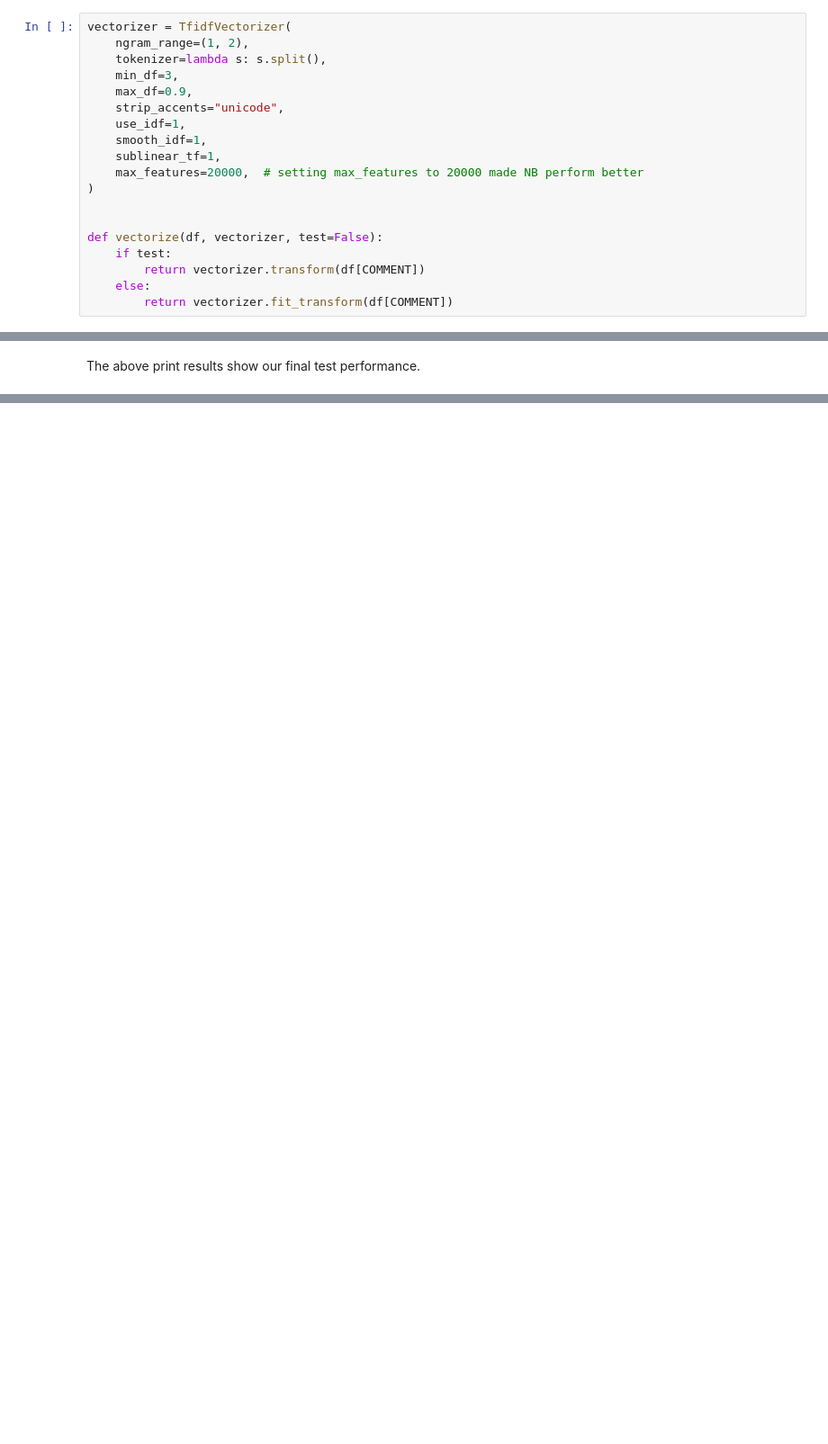
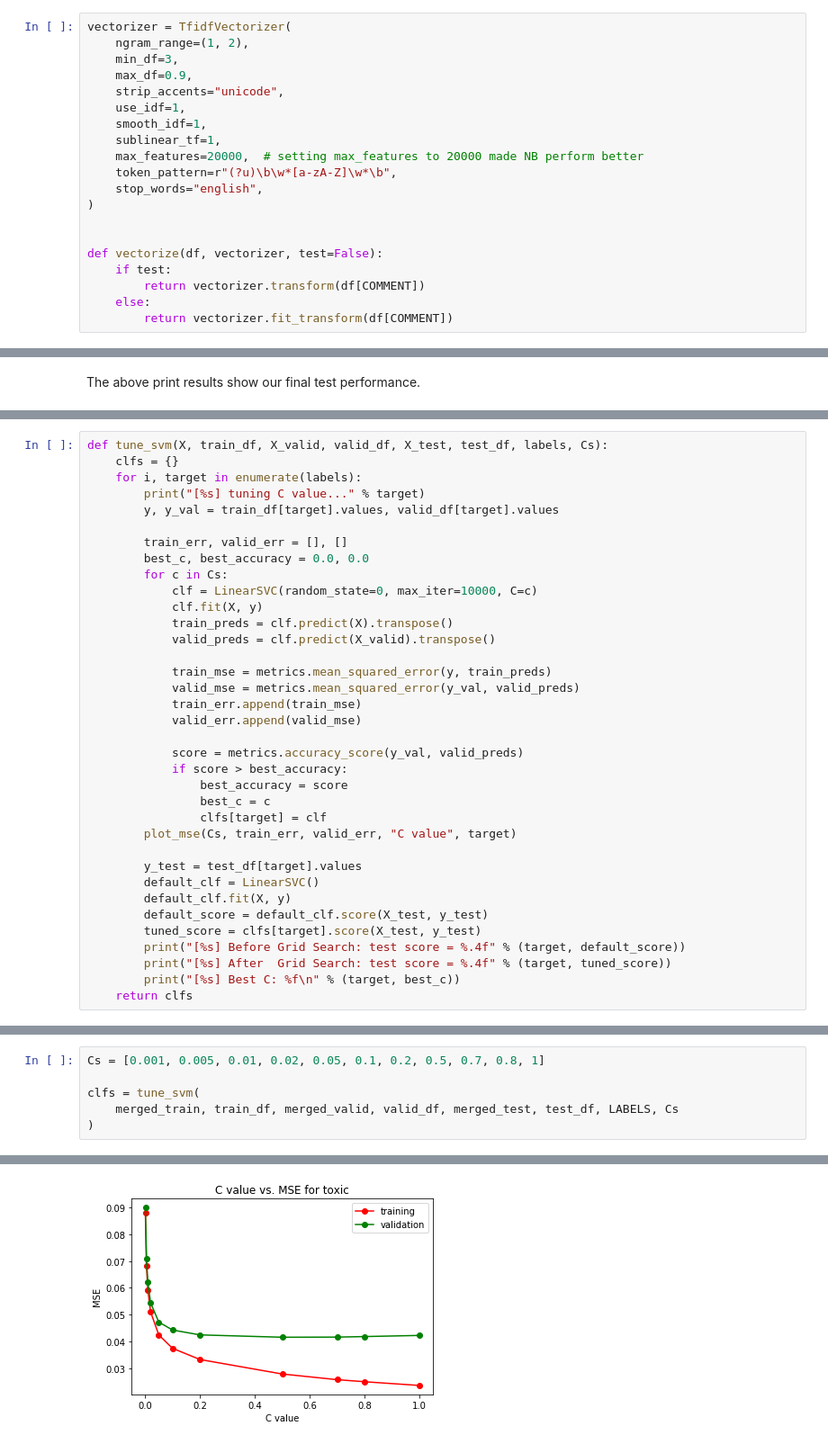
Before and after one commit to yzhan1/toxic-comment-detection, a Jupyter notebook: notebook.ipynb, the cells around one changed output, grey strips where cells are left out. Shown at 90% size. Drawn from its saved outputs; the diff is of its cells as text; blank space fills up the shorter version.

```diff
--- a/notebook.ipynb
+++ b/notebook.ipynb
@@ -290,7 +301,6 @@ for label in LABELS:
 # %%
 vectorizer = TfidfVectorizer(
     ngram_range=(1, 2),
-    tokenizer=lambda s: s.split(),
     min_df=3,
     max_df=0.9,
     strip_accents="unicode",
@@ -298,6 +308,8 @@ vectorizer = TfidfVectorizer(
     smooth_idf=1,
     sublinear_tf=1,
     max_features=20000,  # setting max_features to 20000 made NB perform better
+    token_pattern=r"(?u)\b\w*[a-zA-Z]\w*\b",
+    stop_words="english",
 )
 
 
@@ -484,0 +629,36 @@ The above print results show our final test performance.
+# %%
+def tune_svm(X, train_df, X_valid, valid_df, X_test, test_df, labels, Cs):
+    clfs = {}
+    for i, target in enumerate(labels):
+        print("[%s] tuning C value..." % target)
+        y, y_val = train_df[target].values, valid_df[target].values
+
+        train_err, valid_err = [], []
+        best_c, best_accuracy = 0.0, 0.0
+        for c in Cs:
+            clf = LinearSVC(random_state=0, max_iter=10000, C=c)
+            clf.fit(X, y)
+            train_preds = clf.predict(X).transpose()
+            valid_preds = clf.predict(X_valid).transpose()
+
+            train_mse = metrics.mean_squared_error(y, train_preds)
+            valid_mse = metrics.mean_squared_error(y_val, valid_preds)
+            train_err.append(train_mse)
+            valid_err.append(valid_mse)
+
+            score = metrics.accuracy_score(y_val, valid_preds)
+            if score > best_accuracy:
+                best_accuracy = score
+                best_c = c
+                clfs[target] = clf
+        plot_mse(Cs, train_err, valid_err, "C value", target)
+
+        y_test = test_df[target].values
+        default_clf = LinearSVC()
+        default_clf.fit(X, y)
+        default_score = default_clf.score(X_test, y_test)
+        tuned_score = clfs[target].score(X_test, y_test)
+        print("[%s] Before Grid Search: test score = %.4f" % (target, default_score))
+        print("[%s] After  Grid Search: test score = %.4f" % (target, tuned_score))
+        print("[%s] Best C: %f\n" % (target, best_c))
+    return clfs
@@ -484,0 +667,7 @@ The above print results show our final test performance.
+# %%
+Cs = [0.001, 0.005, 0.01, 0.02, 0.05, 0.1, 0.2, 0.5, 0.7, 0.8, 1]
+
+clfs = tune_svm(
+    merged_train, train_df, merged_valid, valid_df, merged_test, test_df, LABELS, Cs
+)
+# %% [output]
@@ -484,0 +675 @@ The above print results show our final test performance.
+[figure, added]
```
Also changed, not shown: parts of 22 cells of this notebook.
